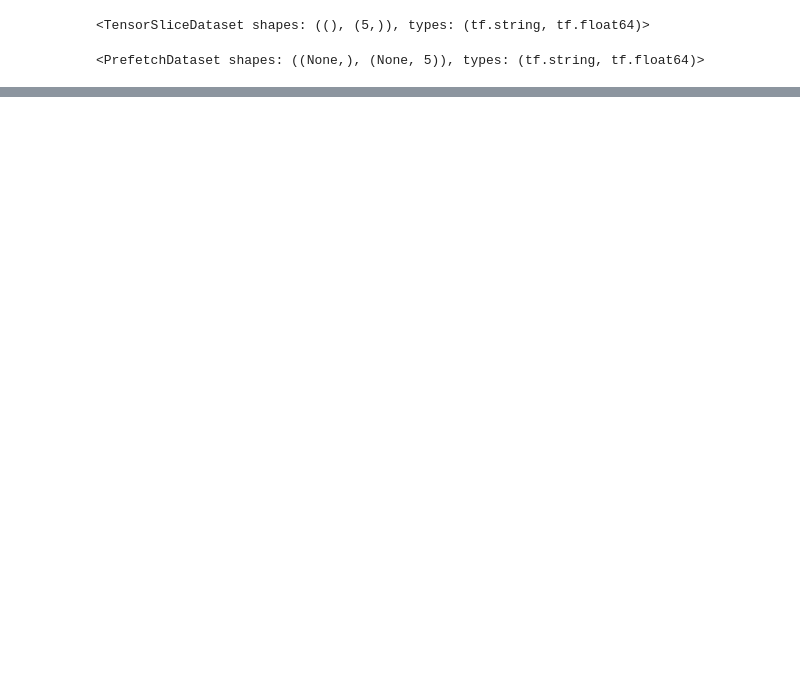
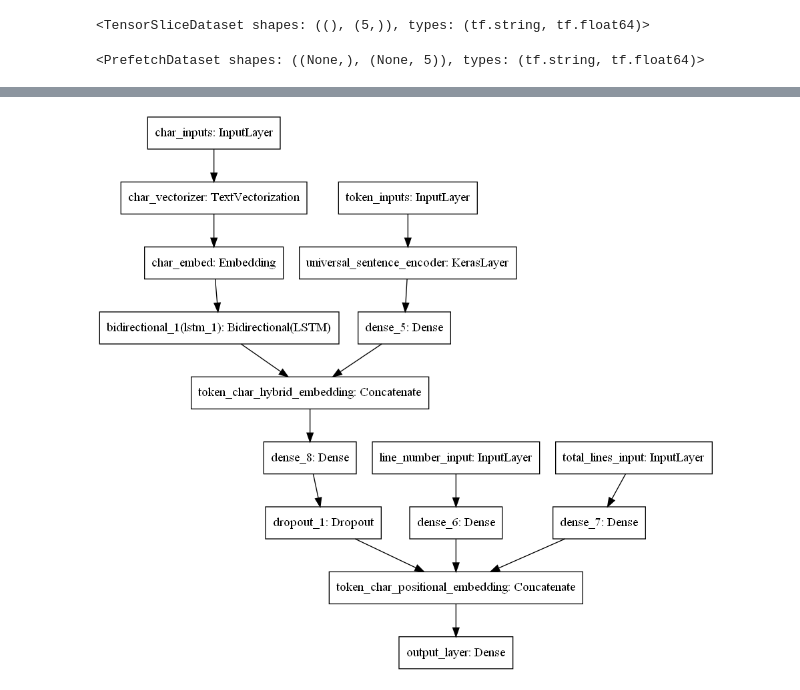
Before and after one commit to agbariaweaam/SkimLit_Project, a Jupyter notebook: SkimLit_Project.ipynb, the cells around one changed output, grey strips where cells are left out. Drawn from its saved outputs; the diff is of its cells as text; code cells hidden in the pictures; blank space fills up the shorter version.

```diff
--- a/SkimLit_Project.ipynb
+++ b/SkimLit_Project.ipynb
@@ -336,0 +519,6 @@ Epoch 5/5
+# %%
+# Create char embedding layer
+char_embed = layers.Embedding(input_dim=NUM_CHAR_TOKENS, # number of different characters
+                              output_dim=25, # embedding dimension of each character (same as Figure 1 in https://arxiv.org/pdf/1612.05251.pdf)
+                              mask_zero=False, # don't use masks (this messes up model_5 if set to True)
+                              name="char_embed")
@@ -336,0 +594,25 @@ Epoch 5/5
+# %%
+model_3.compile(loss=tf.keras.losses.CategoricalCrossentropy(label_smoothing=0.2), # add label smoothing (examples which are really confident get smoothed a little)
+                optimizer=tf.keras.optimizers.Adam(),
+                metrics=["accuracy"])
+# %%
+# Create training and validation datasets (all four kinds of inputs)
+train_pos_char_token_data = tf.data.Dataset.from_tensor_slices((train_line_numbers_one_hot, # line numbers
+                                                                train_total_lines_one_hot, # total lines
+                                                                train_sentences, # train tokens
+                                                                train_chars)) # train chars
+train_pos_char_token_labels = tf.data.Dataset.from_tensor_slices(train_labels_one_hot) # train labels
+train_pos_char_token_dataset = tf.data.Dataset.zip((train_pos_char_token_data, train_pos_char_token_labels)) # combine data and labels
+train_pos_char_token_dataset = train_pos_char_token_dataset.batch(32).prefetch(tf.data.AUTOTUNE) # turn into batches and prefetch appropriately
+
+# Validation dataset
+val_pos_char_token_data = tf.data.Dataset.from_tensor_slices((val_line_numbers_one_hot,
+                                                              val_total_lines_one_hot,
+                                                              val_sentences,
+                                                              val_chars))
+val_pos_char_token_labels = tf.data.Dataset.from_tensor_slices(val_labels_one_hot)
+val_pos_char_token_dataset = tf.data.Dataset.zip((val_pos_char_token_data, val_pos_char_token_labels))
+val_pos_char_token_dataset = val_pos_char_token_dataset.batch(32).prefetch(tf.data.AUTOTUNE) # turn into batches and prefetch appropriately
+
+# Check input shapes
+train_pos_char_token_dataset, val_pos_char_token_dataset
@@ -336,0 +622,7 @@ Epoch 5/5
+# %%
+# Fit the token, char and positional embedding model
+history_model_3 = model_3.fit(train_pos_char_token_dataset,
+                              steps_per_epoch=int(0.1 * len(train_pos_char_token_dataset)),
+                              epochs=5,
+                              validation_data=val_pos_char_token_dataset,
+                              validation_steps=int(0.1 * len(val_pos_char_token_dataset)))
@@ -336,0 +640,6 @@ Epoch 5/5
+# %%
+# Plot the token, char, positional embedding model
+from tensorflow.keras.utils import plot_model
+plot_model(model_3)
+# %% [output]
+[figure, added]
```
Also changed, not shown: parts of 32 cells of this notebook.
